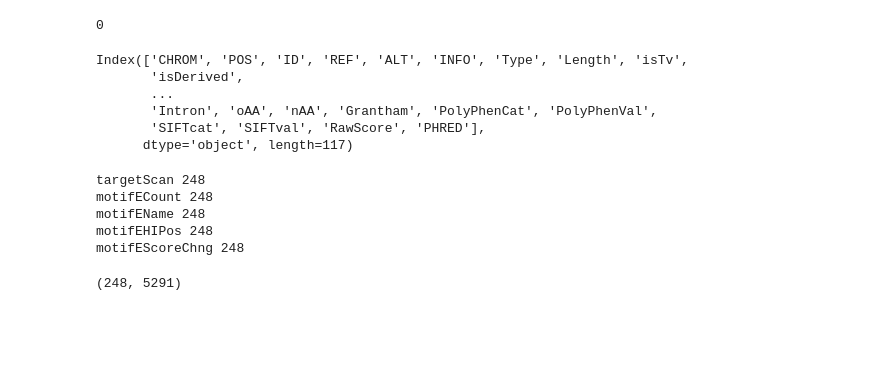
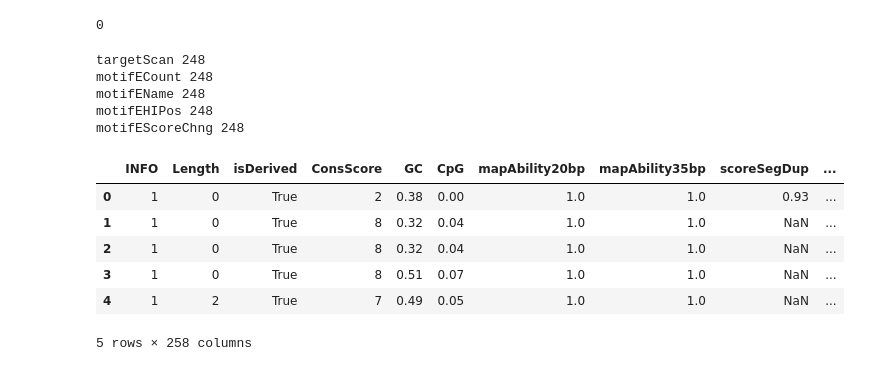
Before and after one commit to shuang1330/mvid, a Jupyter notebook: data_exploration.ipynb, the cells around one changed output. Saved outputs shown, nothing was run; the diff lists cells and outputs as text; code cells hidden in the pictures; blank space fills up the shorter version.

```diff
--- a/data_exploration.ipynb
+++ b/data_exploration.ipynb
@@ -98,13 +98,4 @@ des_obj
 datatable_pd['RawScore'].isnull().values.ravel().sum()
 # %% [output]
 0
-# %%
-datatable_pd.columns
-# %% [output]
-Index(['CHROM', 'POS', 'ID', 'REF', 'ALT', 'INFO', 'Type', 'Length', 'isTv',
-       'isDerived',
-       ...
-       'Intron', 'oAA', 'nAA', 'Grantham', 'PolyPhenCat', 'PolyPhenVal',
-       'SIFTcat', 'SIFTval', 'RawScore', 'PHRED'],
-      dtype='object', length=117)
 # %%
@@ -121,18 +113,27 @@ motifEHIPos 248
 motifEScoreChng 248
 # %%
 # convert all objects in datatable_pd to dummies
-# training data
 categories={} # contains all the levels in those feature columns
-# TODO drop CHROM and POS and etc
-categorical_feature_names = [col for col in datatable_pd.columns if col not in ['INFO']]
-for f in categorical_feature_names:
+categorical_feature_names = [col for col in datatable_pd.select_dtypes(include=[np.object]).columns
+                             if col not in ['INFO','ID','GeneID','FeatureID','GeneName','REF','ALT','CCDS','AnnoType']]
+for f in datatable_pd.columns:
     datatable_pd[f] = datatable_pd[f].astype('category')
     categories[f] = datatable_pd[f].cat.categories
 
 new_datatable = pd.get_dummies(datatable_pd,columns=categorical_feature_names)
-new_datatable['INFO'] = new_datatable['INFO'].astype('category')
 new_datatable['INFO'] = new_datatable['INFO'].cat.codes
+
+# drop CHROM, POS and etc
+new_datatable = new_datatable.drop(columns=['CHROM','POS','ID','GeneID',
+                                            'FeatureID','GeneName','REF',
+                                            'ALT','CCDS','AnnoType'])
 # %%
-new_datatable.shape
+new_datatable.head()
 # %% [output]
+|  | INFO | Length | isDerived | ConsScore | GC | CpG | mapAbility20bp | mapAbility35bp | scoreSegDup | ... |
+| 0 | 1 | 0 | True | 2 | 0.38 | 0.00 | 1.0 | 1.0 | 0.93 | ... |
+| 1 | 1 | 0 | True | 8 | 0.32 | 0.04 | 1.0 | 1.0 | NaN | ... |
+| 2 | 1 | 0 | True | 8 | 0.32 | 0.04 | 1.0 | 1.0 | NaN | ... |
+| 3 | 1 | 0 | True | 8 | 0.51 | 0.07 | 1.0 | 1.0 | NaN | ... |
+| 4 | 1 | 2 | True | 7 | 0.49 | 0.05 | 1.0 | 1.0 | NaN | ... |
-(248, 5291)
+5 rows × 258 columns
```
Also changed, not shown: parts of 8 cells of this notebook.
